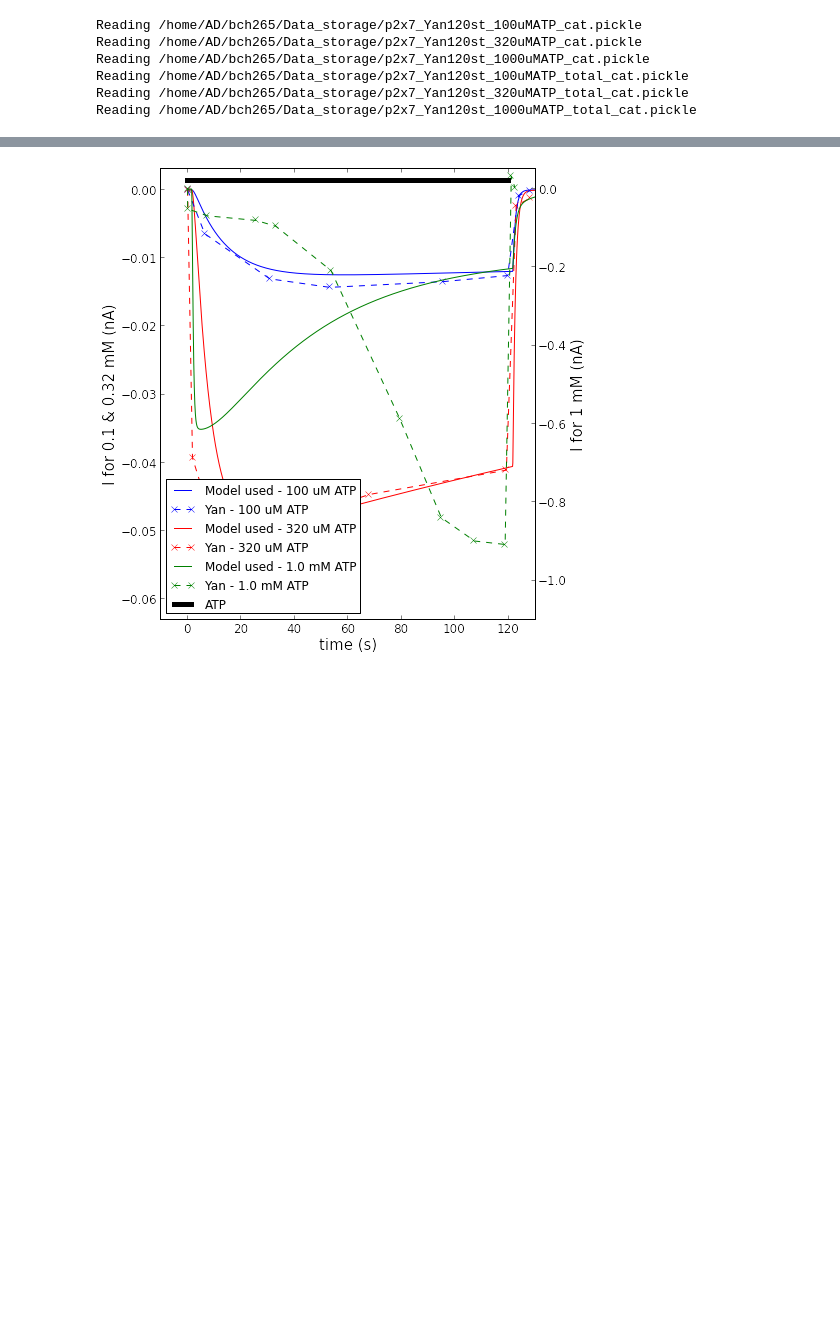
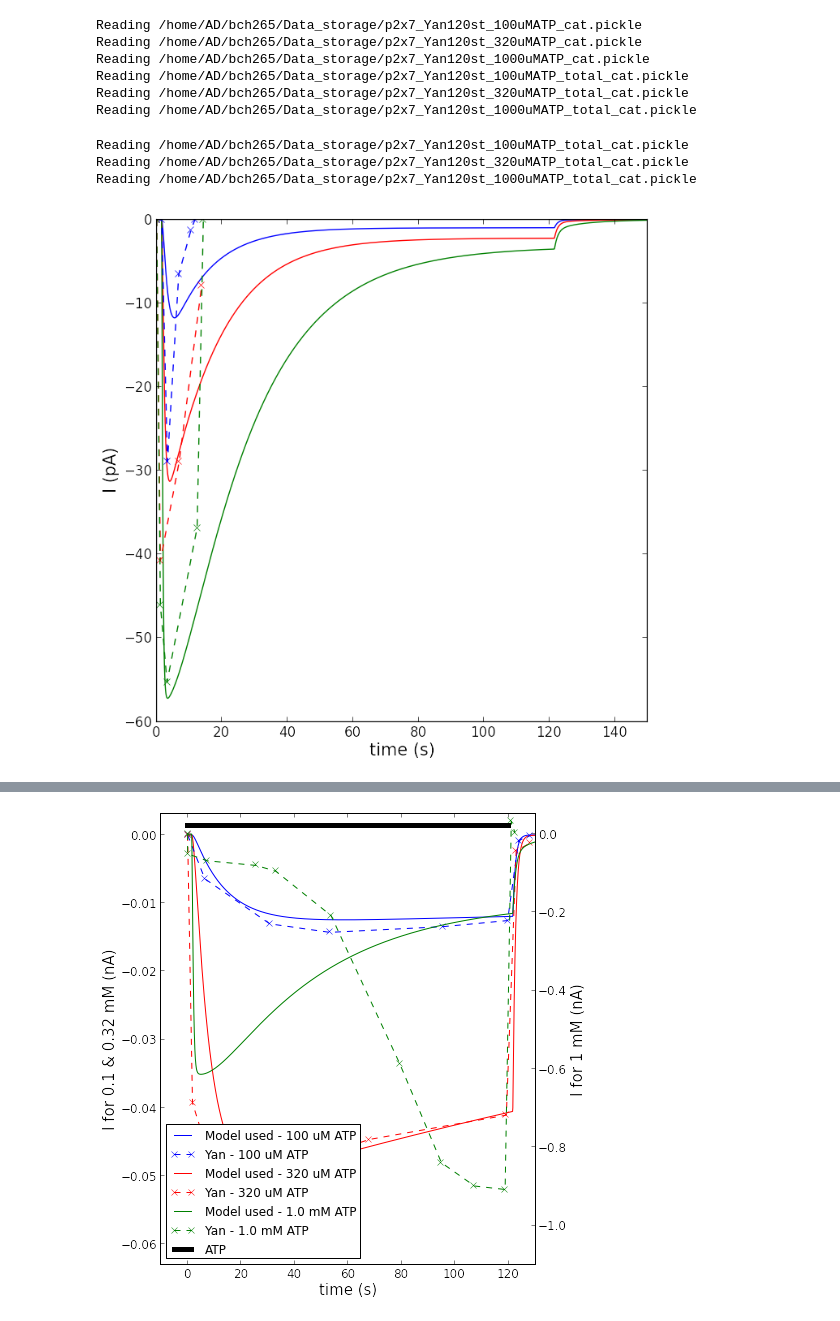
Before and after one commit to huskeypm/microglia, a Jupyter notebook: gotran/daisy-ptx_fitting.ipynb, the cells around one changed output, grey strips where cells are left out. Cells and saved outputs as stored; diff of their text form; code cells hidden in the pictures; blank space fills up the shorter version.

```diff
--- a/gotran/daisy-ptx_fitting.ipynb
+++ b/gotran/daisy-ptx_fitting.ipynb
@@ -109,7 +110,7 @@ plt.legend(loc=0,fontsize=12)
 # %%
-data2 = ao.readPickle("/home/AD/bch265/Data_storage/p2x7_Yan120st_100uMATP_cat.pickle")
-data3 = ao.readPickle("/home/AD/bch265/Data_storage/p2x7_Yan120st_320uMATP_cat.pickle")
-data4 = ao.readPickle("/home/AD/bch265/Data_storage/p2x7_Yan120st_1000uMATP_cat.pickle")
+#data2 = ao.readPickle("/home/AD/bch265/Data_storage/p2x7_Yan120st_100uMATP_cat.pickle")
+#data3 = ao.readPickle("/home/AD/bch265/Data_storage/p2x7_Yan120st_320uMATP_cat.pickle")
+#data4 = ao.readPickle("/home/AD/bch265/Data_storage/p2x7_Yan120st_1000uMATP_cat.pickle")
 
 data2a = ao.readPickle("/home/AD/bch265/Data_storage/p2x7_Yan120st_100uMATP_total_cat.pickle")
 data3a = ao.readPickle("/home/AD/bch265/Data_storage/p2x7_Yan120st_320uMATP_total_cat.pickle")
@@ -121,3 +122,73 @@ Reading /home/AD/bch265/Data_storage/p2x7_Yan120st_1000uMATP_cat.pickle
 Reading /home/AD/bch265/Data_storage/p2x7_Yan120st_100uMATP_total_cat.pickle
 Reading /home/AD/bch265/Data_storage/p2x7_Yan120st_320uMATP_total_cat.pickle
 Reading /home/AD/bch265/Data_storage/p2x7_Yan120st_1000uMATP_total_cat.pickle
+# %%
+#stateLabel1 = "I_ptxf"
+#subData0 = ao.GetData(data0,stateLabel1)
+data2a = ao.readPickle("/home/AD/bch265/Data_storage/p2x7_Yan120st_100uMATP_total_cat.pickle")
+data3a = ao.readPickle("/home/AD/bch265/Data_storage/p2x7_Yan120st_320uMATP_total_cat.pickle")
+data4a = ao.readPickle("/home/AD/bch265/Data_storage/p2x7_Yan120st_1000uMATP_total_cat.pickle")
+stateLabel1 = "I_ptxf"
+subData1 = ao.GetData(data2,stateLabel1)
+subData2 = ao.GetData(data3,stateLabel1)
+subData3 = ao.GetData(data4,stateLabel1)
+stateLabel2 = "I_s"
+subData1a = ao.GetData(data2a,stateLabel2)
+subData2a = ao.GetData(data3a,stateLabel2)
+subData3a = ao.GetData(data4a,stateLabel2)
+#0.1
+t1=np.array([0, 1.52866242, 3.312101911, 6.751592357, 10.44585987,11.71974522])
+y1=np.array([0,0,-28.94736842,-6.578947368,-1.315789474,0])
+
+#0.3
+t2=np.array([0,1.146496815,6.878980892,13.75796178])
+y2=np.array([0,-40.78947368,-28.94736842,-7.894736842])
+
+#1
+t3=np.array([0,1.146496815,3.184713376,12.3566879,14.26751592])
+y3=np.array([0,-46.05263158,-55.26315789,-36.84210526,0])
+
+plt.figure(figsize=(7,7),dpi=100)
+#ax = plt.subplot(2,1,1)
+#ax2 = ax.twinx()
+#ax.tick_params(labelsize=12)
+#ax2.tick_params(labelsize=12)
+#lns1 = ax.plot(subData1.t,subData1.valsIdx*10**9,'b-',label="Model - 100 uM ATP")
+#lns2 = ax.plot(subData2.t,subData2.valsIdx*10**9,'r-',label="Model - 320 uM ATP")
+#lns3 = ax2.plot(subData3.t,subData3.valsIdx*10**6,'g-',label="Model - 1.0 mM ATP")
+#lns4 = ax.plot(t12,y12*10**3,'b--x',label="Yan - 100 uM ATP")
+#lns5 = ax.plot(t11,y11*10**3,'r--x',label="Yan - 320 uM ATP")
+#lns6 = ax2.plot(t15,y15,'g--x',label="Yan - 1.0 mM ATP")
+#lns7 = ax2.plot([0,120],[0.02,0.02],'black',lw=5,label="ATP")
+#ax.set_xlabel("time (s)",fontsize=15)
+#ax.set_ylabel("I for 0.1 & 0.32 mM (pA)",fontsize=15)
+#ax2.set_ylabel("I for 1 mM (nA)",fontsize=15)
+#ax.set_ylim(-63,3)
+#ax2.set_ylim(-1.1,0.05)
+#ax.set_xlim(-10,130)
+#ax2.set_xlim(-10,130)
+#lns = lns1 + lns4 + lns2 + lns5 + lns3 + lns6 + lns7
+#labs = [l.get_label() for l in lns]
+#ax.legend(lns,labs,loc=3,fontsize=12)
+#plt.tight_layout()
+
+plt.tick_params(labelsize=12)
+plt.plot(subData1a.t,subData1a.valsIdx*(10**9),'b-',label="Model used - 100 uM ATP")
+plt.plot(subData2a.t,subData2a.valsIdx*(10**9),'r-',label="Model used - 320 uM ATP")
+plt.plot(subData3a.t,subData3a.valsIdx*(10**9),'g-',label="Model used - 1.0 mM ATP")
+plt.plot(t1,y1,'b--x',label="Yan - 100 uM ATP")
+plt.plot(t2,y2,'r--x',label="Yan - 320 uM ATP")
+plt.plot(t3,y3,'g--x',label="Yan - 1.0 mM ATP")
+#lns7 = ax2.plot([0,120],[0.02,0.02],'black',lw=5,label="ATP")
+plt.xlabel("time (s)",fontsize=15)
+plt.ylabel("I (pA)",fontsize=15)
+plt.xlim(0,150)
+#ax.legend(lns,labs,loc=0,fontsize=12)
+plt.tight_layout()
+
+#plt.savefig("/home/AD/bch265/Dropbox/Postdoctoral2017-/Modeling-Codes/repo/bens-paper/microglia04092018/p2x7valid.png")
+# %% [output]
+Reading /home/AD/bch265/Data_storage/p2x7_Yan120st_100uMATP_total_cat.pickle
+Reading /home/AD/bch265/Data_storage/p2x7_Yan120st_320uMATP_total_cat.pickle
+Reading /home/AD/bch265/Data_storage/p2x7_Yan120st_1000uMATP_total_cat.pickle
+[figure, added]
```
Also changed, not shown: parts of 4 cells of this notebook, 2 other files.
